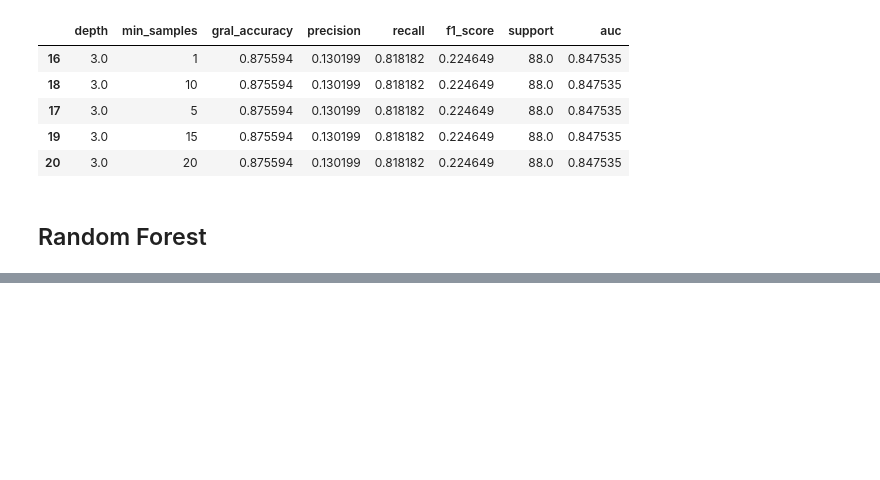
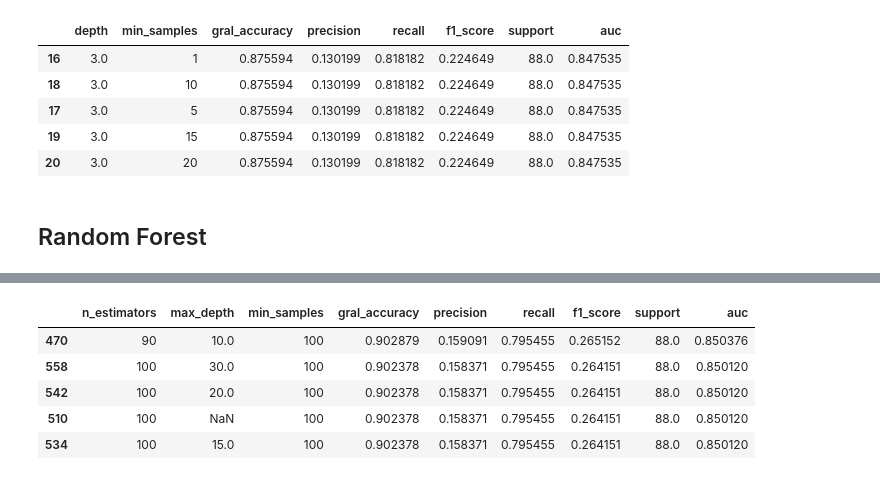
Before and after one commit to Maxkaizo/---_-ML-Zoomcamp-2024, a Jupyter notebook: 3_modeling.ipynb, the cells around one changed output, grey strips where cells are left out. Cells and saved outputs as stored; diff of their text form; code cells hidden in the pictures; blank space fills up the shorter version.

```diff
--- a/3_modeling.ipynb
+++ b/3_modeling.ipynb
@@ -473,0 +524,9 @@ WIP
+# %%
+rf_results[rf_results['recall'] > 0.75].sort_values(by='precision', ascending=False).head(5)
+# %% [output]
+|  | n_estimators | max_depth | min_samples | gral_accuracy | precision | recall | f1_score | support | auc |
+| 470 | 90 | 10.0 | 100 | 0.902879 | 0.159091 | 0.795455 | 0.265152 | 88.0 | 0.850376 |
+| 558 | 100 | 30.0 | 100 | 0.902378 | 0.158371 | 0.795455 | 0.264151 | 88.0 | 0.850120 |
+| 542 | 100 | 20.0 | 100 | 0.902378 | 0.158371 | 0.795455 | 0.264151 | 88.0 | 0.850120 |
+| 510 | 100 | NaN | 100 | 0.902378 | 0.158371 | 0.795455 | 0.264151 | 88.0 | 0.850120 |
+| 534 | 100 | 15.0 | 100 | 0.902378 | 0.158371 | 0.795455 | 0.264151 | 88.0 | 0.850120 |
```
Also changed, not shown: parts of 17 cells of this notebook.
